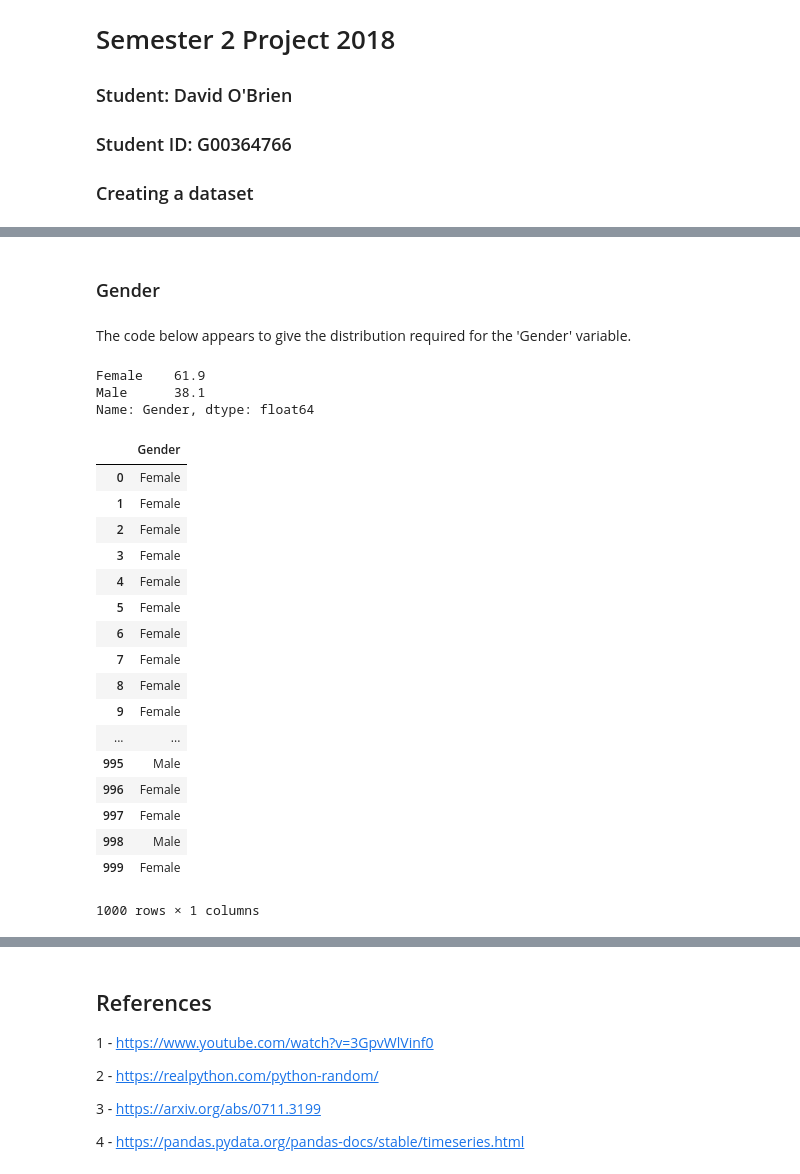
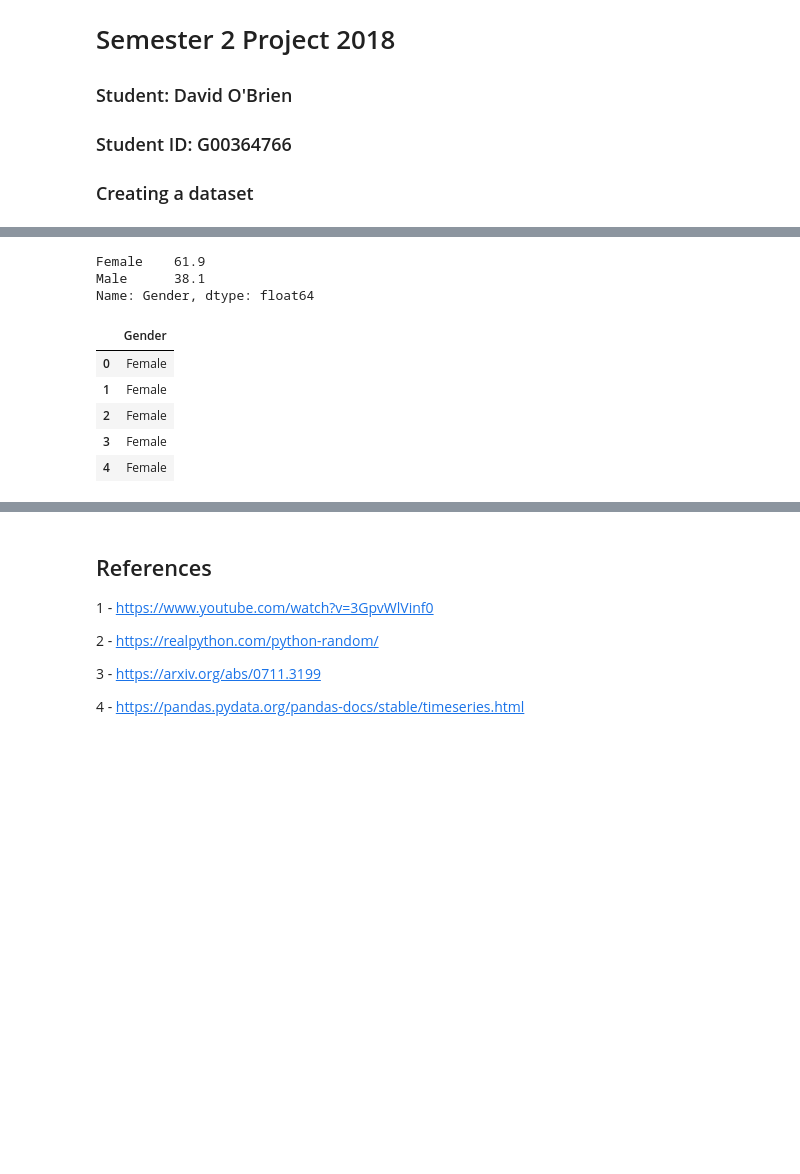
Before and after one commit to davidobrien1/project, a Jupyter notebook: phenomenon.ipynb, the cells around one changed output, grey strips where cells are left out. Cells and saved outputs as stored; diff of their text form; code cells hidden in the pictures; blank space fills up the shorter version.

```diff
--- a/phenomenon.ipynb
+++ b/phenomenon.ipynb
@@ -79,8 +79,4 @@ import numpy as np
 # %%
 # set the seed so that the same set of numbers appear every time
 np.random.seed(0)
-# %% [markdown]
-### Gender
-# %% [markdown]
-The code below appears to give the distribution required for the 'Gender' variable.
 # %%
@@ -102,22 +96,10 @@ Name: Gender, dtype: float64
 # %%
-running # show the first five rows of data
+running[0:5] # show the first five rows of data to confirm it works
 # %% [output]
 |  | Gender |
 | 0 | Female |
 | 1 | Female |
 | 2 | Female |
 | 3 | Female |
 | 4 | Female |
-| 5 | Female |
-| 6 | Female |
-| 7 | Female |
-| 8 | Female |
-| 9 | Female |
-| ... | ... |
-| 995 | Male |
-| 996 | Female |
-| 997 | Female |
-| 998 | Male |
-| 999 | Female |
-1000 rows × 1 columns
 # %%
```
Also changed, not shown: parts of 19 cells of this notebook, 6 other files.
